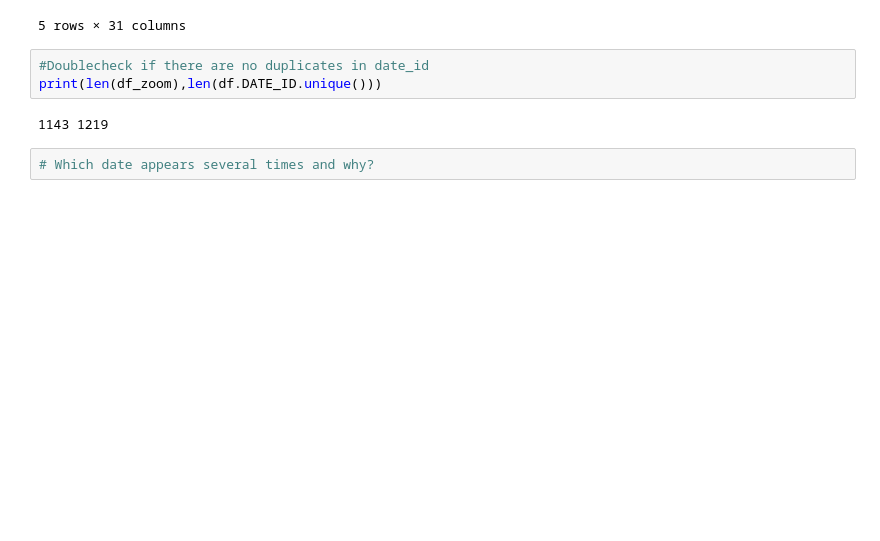
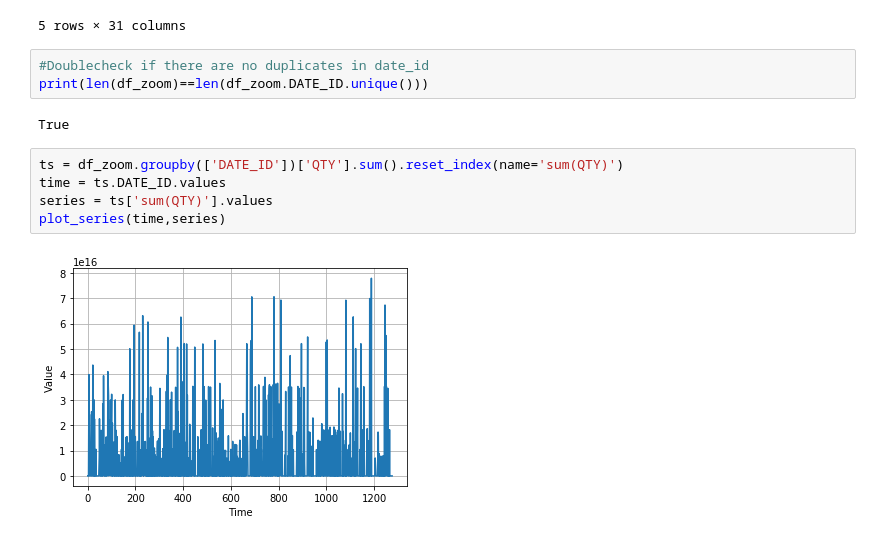
Before and after one commit to sekR4/pred_sale_01, a Jupyter notebook: simple_predictions.ipynb, the cells around one changed output. Saved outputs shown, nothing was run; the diff lists cells and outputs as text; blank space fills up the shorter version.

```diff
--- a/simple_predictions.ipynb
+++ b/simple_predictions.ipynb
@@ -315,8 +317,13 @@ df_zoom.head()
 5 rows × 31 columns
 # %%
 #Doublecheck if there are no duplicates in date_id
-print(len(df_zoom),len(df.DATE_ID.unique()))
+print(len(df_zoom)==len(df_zoom.DATE_ID.unique()))
 # %% [output]
-1143 1219
+True
-# %%
-# Which date appears several times and why?
+# %%
+ts = df_zoom.groupby(['DATE_ID'])['QTY'].sum().reset_index(name='sum(QTY)')
+time = ts.DATE_ID.values
+series = ts['sum(QTY)'].values
+plot_series(time,series)
+# %% [output]
+[figure, added]
```
Also changed, not shown: parts of 27 cells of this notebook.
